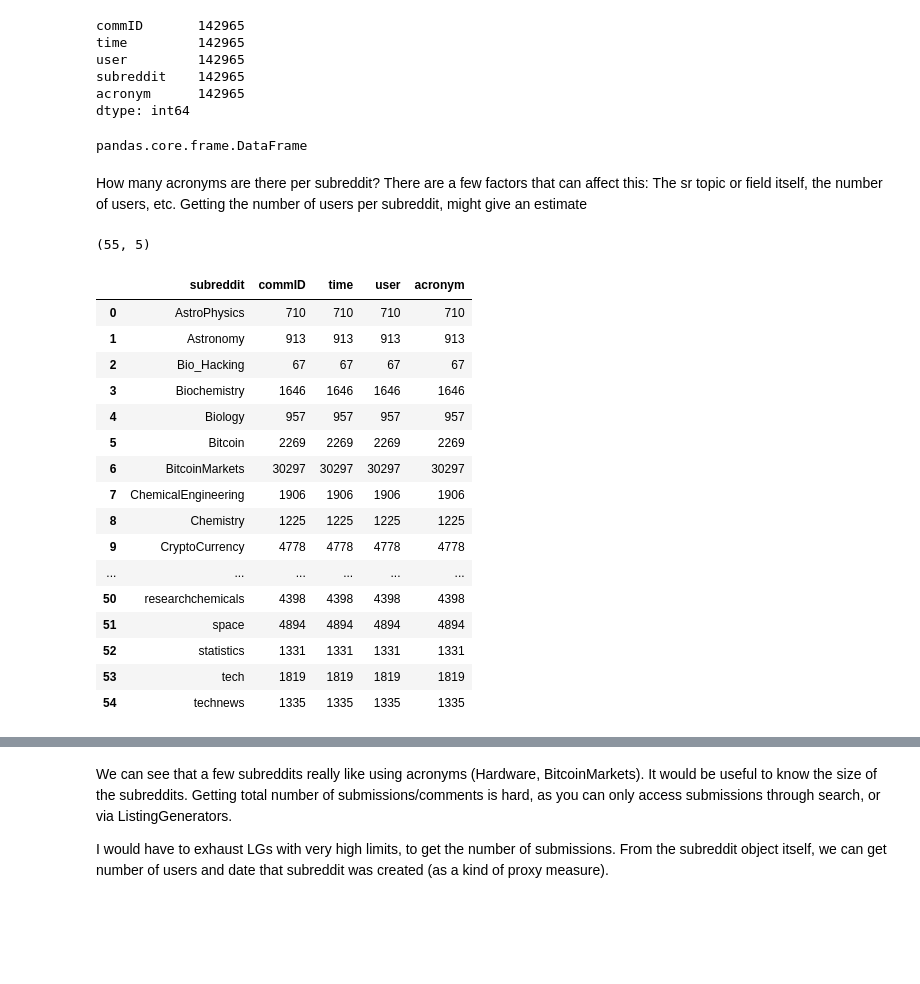
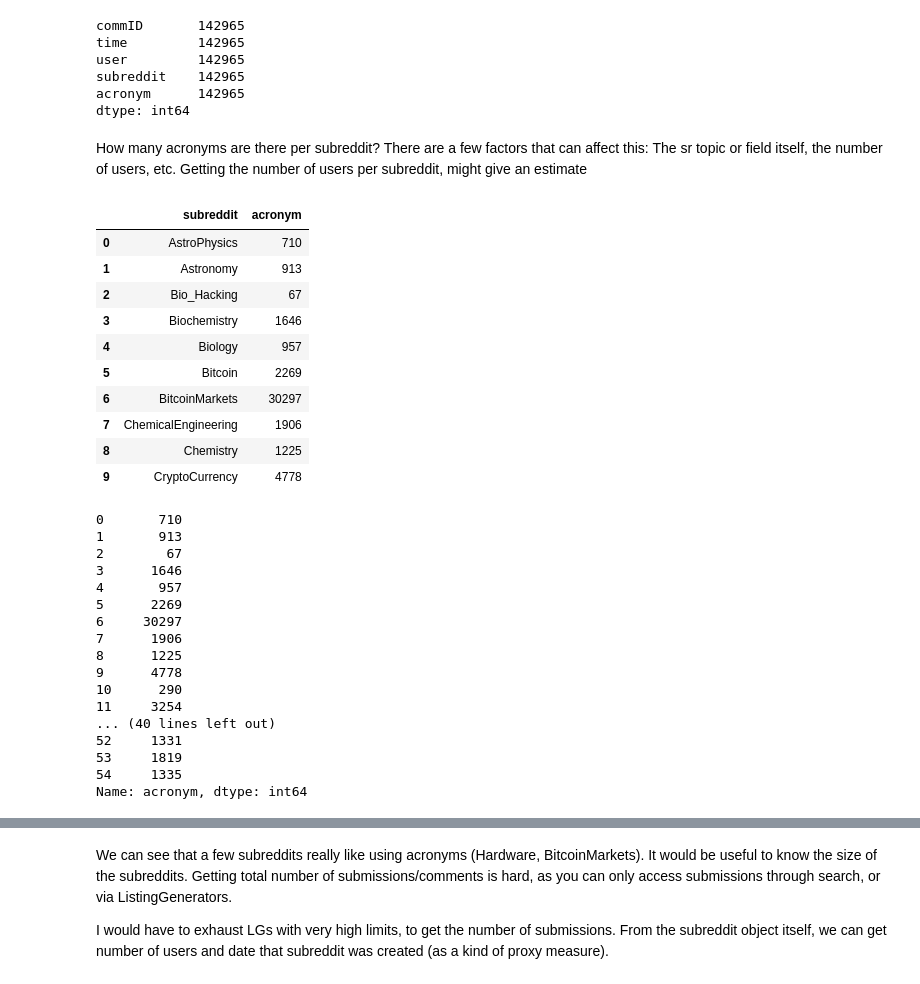
Before and after one commit to salbaroudi/RedditAnalytics, a Jupyter notebook: DataExp1.ipynb, the cells around one changed output, grey strips where cells are left out. Saved outputs shown, nothing was run; the diff lists cells and outputs as text; code cells hidden in the pictures; blank space fills up the shorter version.

```diff
--- a/DataExp1.ipynb
+++ b/DataExp1.ipynb
@@ -50,38 +50,45 @@ user         142965
 subreddit    142965
 acronym      142965
 dtype: int64
-# %%
-#There are some NA acronyms.
-type(acroDF.iloc[[1],[1]])
-# %% [output]
-pandas.core.frame.DataFrame
 # %% [markdown]
 How many acronyms are there per subreddit? There are a few factors that can affect this: The sr topic or field itself, the number of users, etc. Getting the number of users per subreddit, might give an estimate
 # %%
 #By default, the grouping column will turn into a named index. It will no longer be a column you can access!
 #use the as_index=False option to make it a column in the final data frame.
+
 srGroups = acroDF.groupby(by="subreddit",as_index=False).count()
-srGroups.shape
-srGroups
+srGroups.drop(["commID","time","user"],axis=1,inplace=True)
+srGroups.head(10)
+srGroups["acronym"]
 # %% [output]
+|  | subreddit | acronym |
+| 0 | AstroPhysics | 710 |
+| 1 | Astronomy | 913 |
+| 2 | Bio_Hacking | 67 |
+| 3 | Biochemistry | 1646 |
+| 4 | Biology | 957 |
+| 5 | Bitcoin | 2269 |
+| 6 | BitcoinMarkets | 30297 |
+| 7 | ChemicalEngineering | 1906 |
+| 8 | Chemistry | 1225 |
+| 9 | CryptoCurrency | 4778 |
-(55, 5)
+0       710
+1       913
+2        67
+3      1646
+4       957
+5      2269
+6     30297
+7      1906
+8      1225
+9      4778
+10      290
+11     3254
+... (40 lines left out)
+52     1331
+53     1819
+54     1335
+Name: acronym, dtype: int64
-|  | subreddit | commID | time | user | acronym |
-| 0 | AstroPhysics | 710 | 710 | 710 | 710 |
-| 1 | Astronomy | 913 | 913 | 913 | 913 |
-| 2 | Bio_Hacking | 67 | 67 | 67 | 67 |
-| 3 | Biochemistry | 1646 | 1646 | 1646 | 1646 |
-| 4 | Biology | 957 | 957 | 957 | 957 |
-| 5 | Bitcoin | 2269 | 2269 | 2269 | 2269 |
-| 6 | BitcoinMarkets | 30297 | 30297 | 30297 | 30297 |
-| 7 | ChemicalEngineering | 1906 | 1906 | 1906 | 1906 |
-| 8 | Chemistry | 1225 | 1225 | 1225 | 1225 |
-| 9 | CryptoCurrency | 4778 | 4778 | 4778 | 4778 |
-| ... | ... | ... | ... | ... | ... |
-| 50 | researchchemicals | 4398 | 4398 | 4398 | 4398 |
-| 51 | space | 4894 | 4894 | 4894 | 4894 |
-| 52 | statistics | 1331 | 1331 | 1331 | 1331 |
-| 53 | tech | 1819 | 1819 | 1819 | 1819 |
-| 54 | technews | 1335 | 1335 | 1335 | 1335 |
 # %%
 #Lets make our altair histogram for this.
 alt.Chart(srGroups).mark_bar().encode(
```
Also changed, not shown: parts of 8 cells of this notebook, 5 other files.
